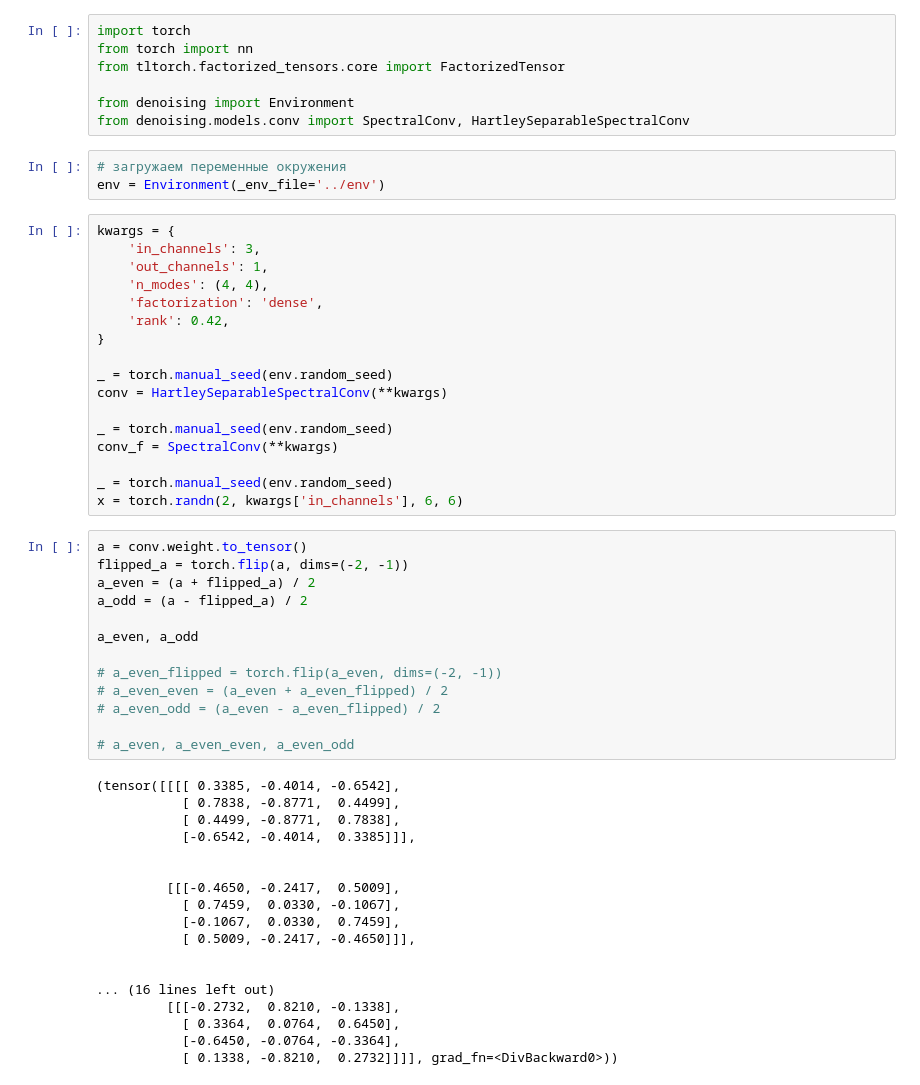
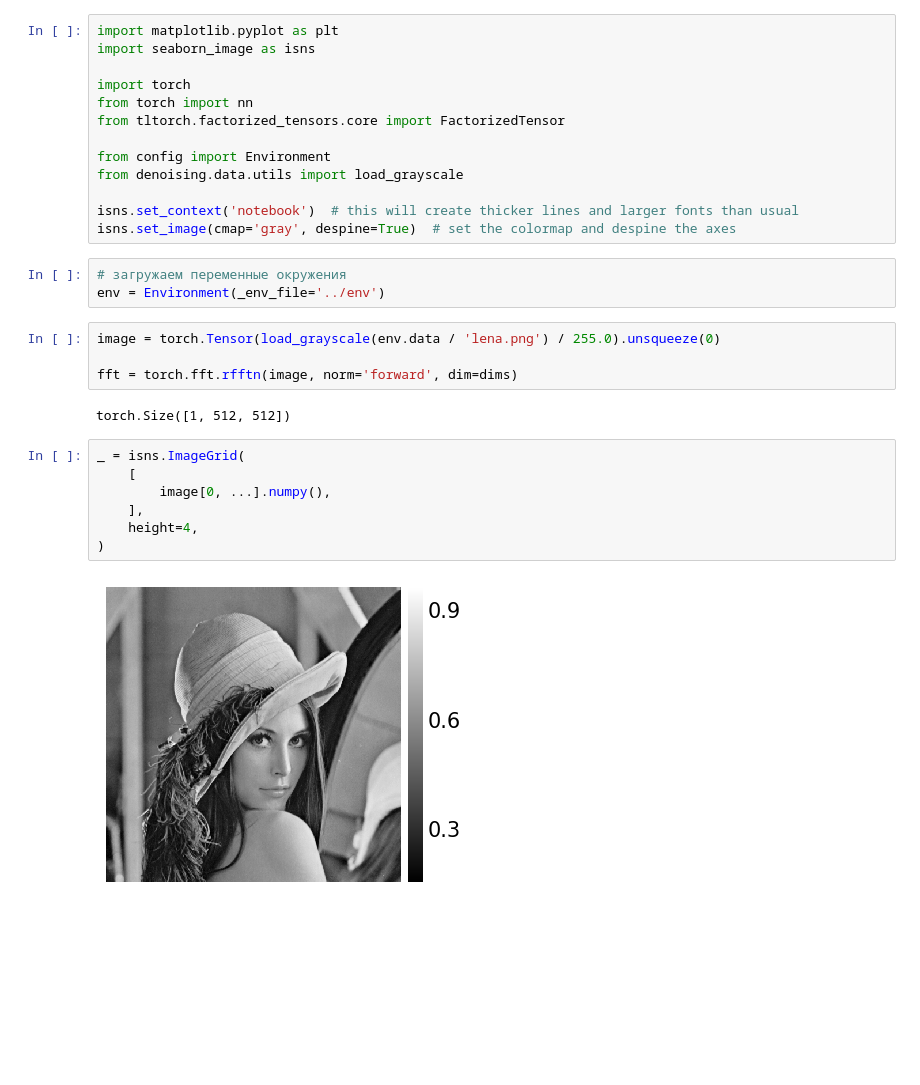
Before and after one commit to dmitrylala/denoising-fno, a Jupyter notebook: notebooks/Playground.ipynb, the cells around one changed output. Cells and saved outputs as stored; diff of their text form; blank space fills up the shorter version.

```diff
--- a/notebooks/Playground.ipynb
+++ b/notebooks/Playground.ipynb
@@ -2,60 +2,33 @@
 %load_ext autoreload
 %autoreload 2
 # %%
+import matplotlib.pyplot as plt
+import seaborn_image as isns
+
 import torch
 from torch import nn
 from tltorch.factorized_tensors.core import FactorizedTensor
 
-from denoising import Environment
-from denoising.models.conv import SpectralConv, HartleySeparableSpectralConv
+from config import Environment
+from denoising.data.utils import load_grayscale
+
+isns.set_context('notebook')  # this will create thicker lines and larger fonts than usual
+isns.set_image(cmap='gray', despine=True)  # set the colormap and despine the axes
 # %%
 # загружаем переменные окружения
 env = Environment(_env_file='../env')
-# %%
-kwargs = {
-    'in_channels': 3,
-    'out_channels': 1,
-    'n_modes': (4, 4),
-    'factorization': 'dense',
-    'rank': 0.42,
-}
-
-_ = torch.manual_seed(env.random_seed)
-conv = HartleySeparableSpectralConv(**kwargs)
-
-_ = torch.manual_seed(env.random_seed)
-conv_f = SpectralConv(**kwargs)
-
-_ = torch.manual_seed(env.random_seed)
-x = torch.randn(2, kwargs['in_channels'], 6, 6)
-# %%
-a = conv.weight.to_tensor()
-flipped_a = torch.flip(a, dims=(-2, -1))
-a_even = (a + flipped_a) / 2
-a_odd = (a - flipped_a) / 2
-
-a_even, a_odd
-
-# a_even_flipped = torch.flip(a_even, dims=(-2, -1))
-# a_even_even = (a_even + a_even_flipped) / 2
-# a_even_odd = (a_even - a_even_flipped) / 2
-
-# a_even, a_even_even, a_even_odd
-# %% [output]
-(tensor([[[[ 0.3385, -0.4014, -0.6542],
-           [ 0.7838, -0.8771,  0.4499],
-           [ 0.4499, -0.8771,  0.7838],
-           [-0.6542, -0.4014,  0.3385]]],
-
-
-         [[[-0.4650, -0.2417,  0.5009],
-           [ 0.7459,  0.0330, -0.1067],
-           [-0.1067,  0.0330,  0.7459],
-           [ 0.5009, -0.2417, -0.4650]]],
-
-
-... (16 lines left out)
-         [[[-0.2732,  0.8210, -0.1338],
-           [ 0.3364,  0.0764,  0.6450],
-           [-0.6450, -0.0764, -0.3364],
-           [ 0.1338, -0.8210,  0.2732]]]], grad_fn=<DivBackward0>))
+# %%
+image = torch.Tensor(load_grayscale(env.data / 'lena.png') / 255.0).unsqueeze(0)
+
+fft = torch.fft.rfftn(image, norm='forward', dim=dims)
+# %% [output]
+torch.Size([1, 512, 512])
+# %%
+_ = isns.ImageGrid(
+    [
+        image[0, ...].numpy(),
+    ],
+    height=4,
+)
+# %% [output]
+[figure, added]
```
Also changed, not shown: 46 other files.
